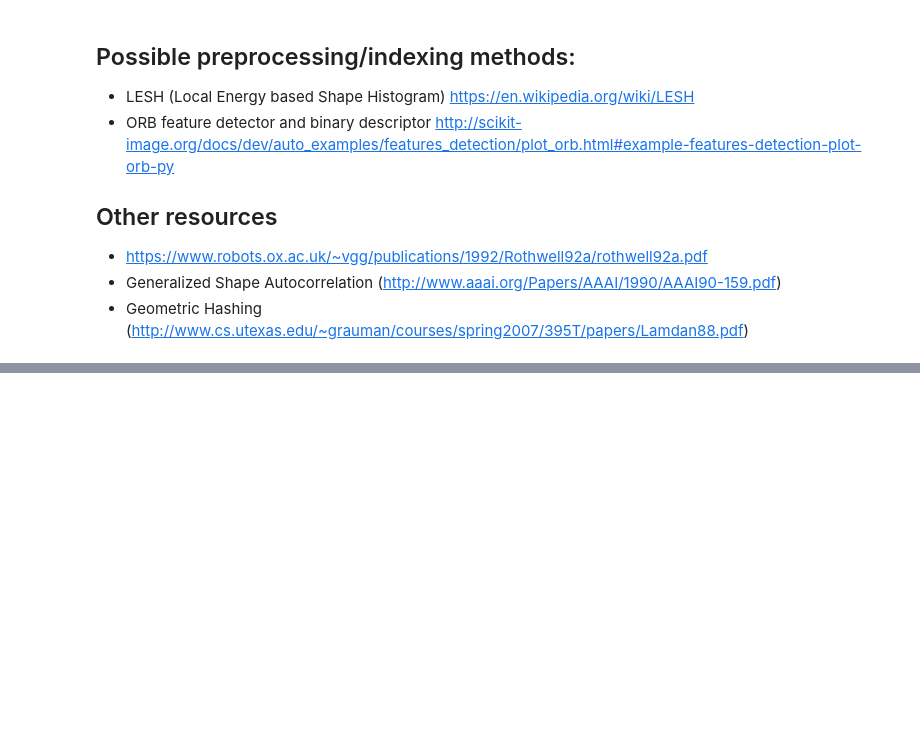
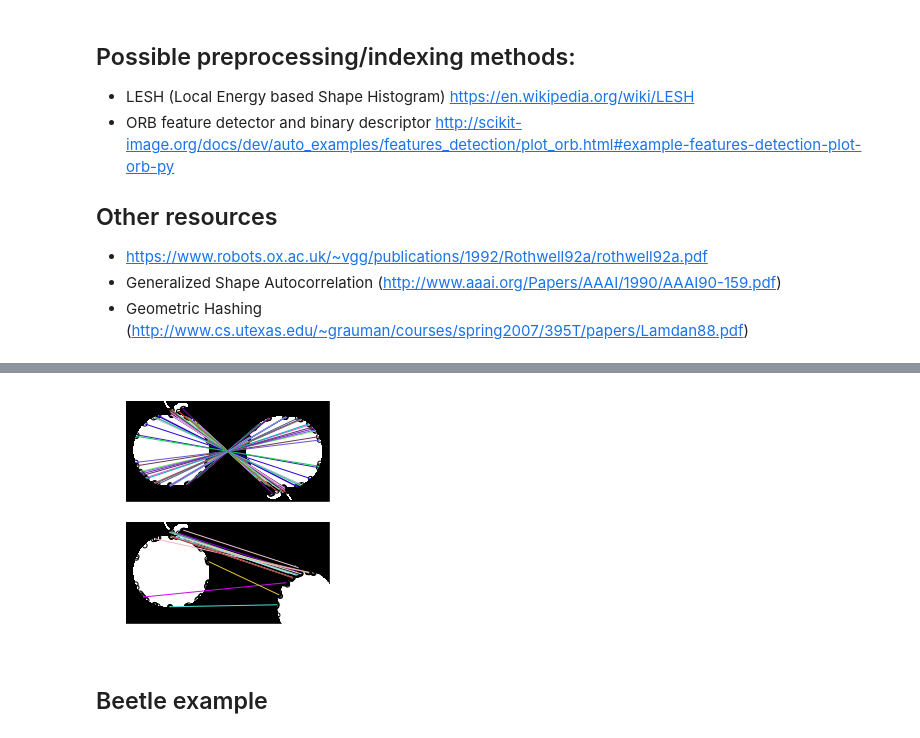
Before and after one commit to eugeniashurko/fork-recognition, a Jupyter notebook: experiments/scikit_image_playground.ipynb, the cells around one changed output, grey strips where cells are left out. Saved outputs shown, nothing was run; the diff lists cells and outputs as text; code cells hidden in the pictures; blank space fills up the shorter version.

```diff
--- a/experiments/scikit_image_playground.ipynb
+++ b/experiments/scikit_image_playground.ipynb
@@ -59,0 +86,33 @@ plt.show()
+# %%
+descriptor_extractor = ORB(n_keypoints=200)
+
+descriptor_extractor.detect_and_extract(im1)
+keypoints1 = descriptor_extractor.keypoints
+descriptors1 = descriptor_extractor.descriptors
+
+descriptor_extractor.detect_and_extract(im2)
+keypoints2 = descriptor_extractor.keypoints
+descriptors2 = descriptor_extractor.descriptors
+
+descriptor_extractor.detect_and_extract(im3)
+keypoints3 = descriptor_extractor.keypoints
+descriptors3 = descriptor_extractor.descriptors
+# %%
+matches12 = match_descriptors(descriptors1, descriptors2, cross_check=True)
+matches13 = match_descriptors(descriptors1, descriptors3, cross_check=True)
+
+fig, ax = plt.subplots(nrows=2, ncols=1)
+
+plt.gray()
+
+plot_matches(ax[0], im1, im2, keypoints1, keypoints2, matches12)
+ax[0].axis('off')
+
+plot_matches(ax[1], im1, im3, keypoints1, keypoints3, matches13)
+ax[1].axis('off')
+
+plt.show()
+# %% [output]
+[figure, added]
+# %% [markdown]
+## Beetle example
```
Also changed, not shown: parts of 12 cells of this notebook, 1 other file.
